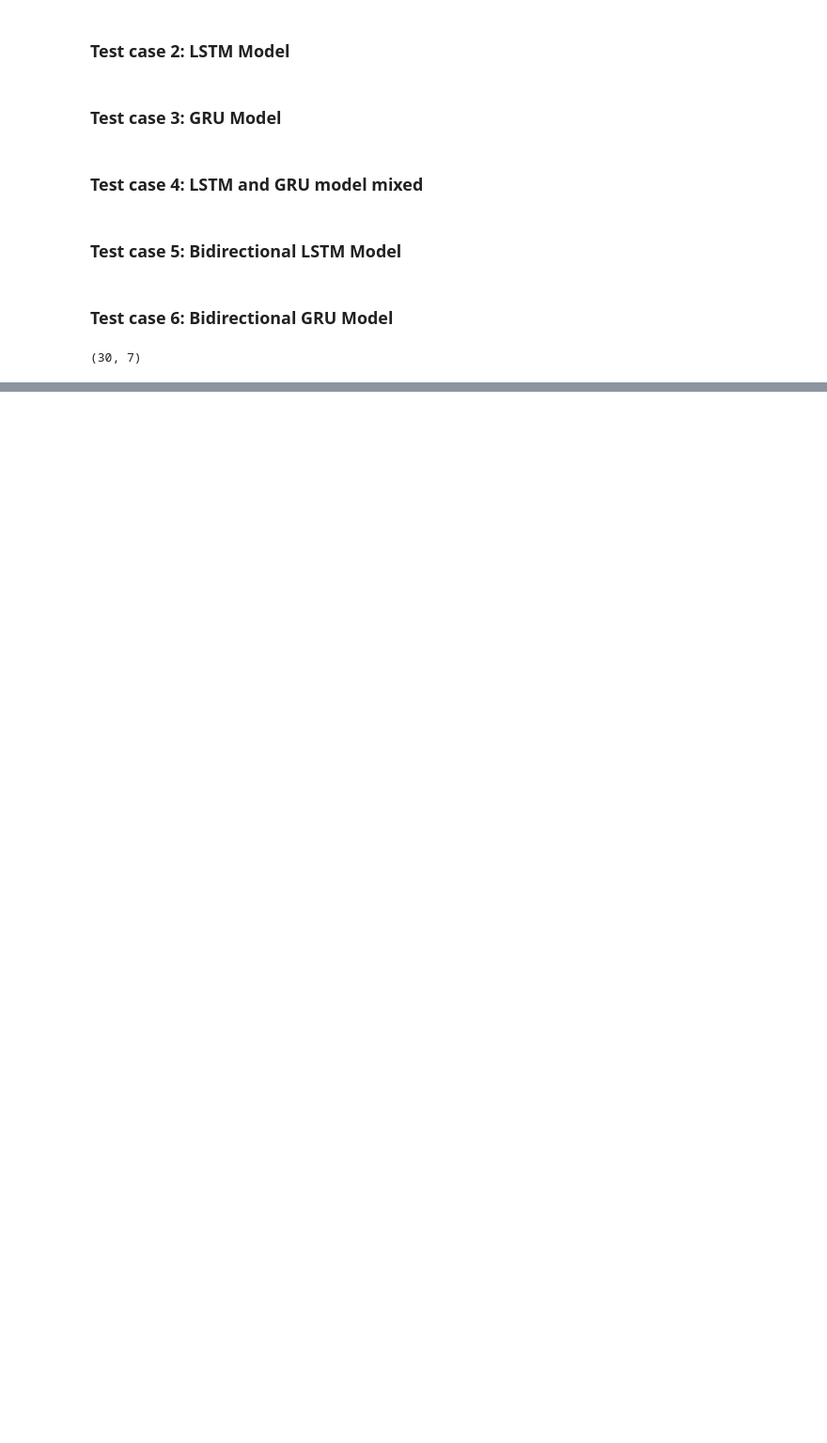
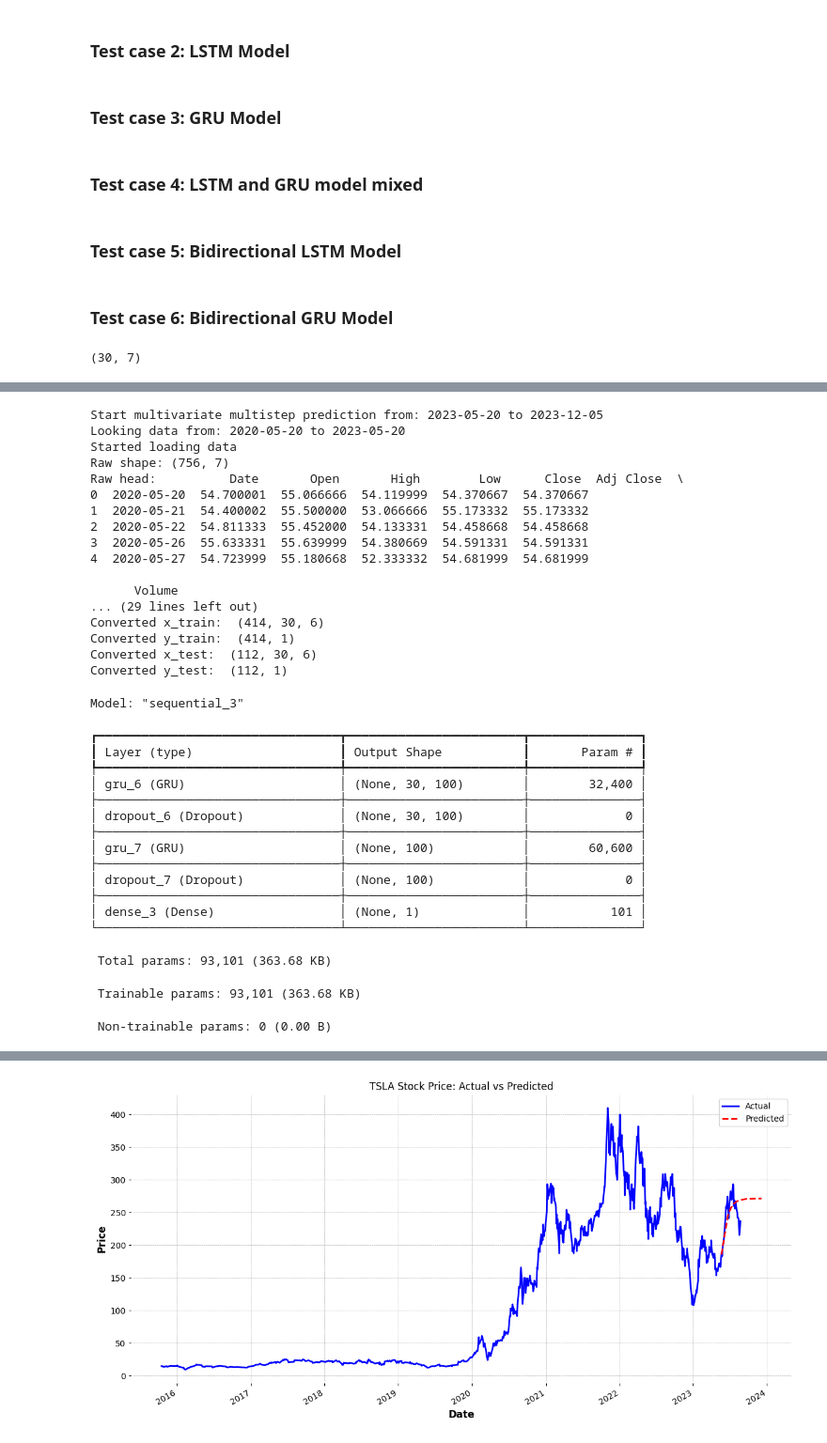
Before and after one commit to cobeo2004/cos30018, a Jupyter notebook: Week5/v0.4/stock_prediction.ipynb, the cells around one changed output, grey strips where cells are left out. Shown at 94% size. Drawn from its saved outputs; the diff is of its cells as text; code cells hidden in the pictures; blank space fills up the shorter version.

```diff
--- a/Week5/v0.4/stock_prediction.ipynb
+++ b/Week5/v0.4/stock_prediction.ipynb
@@ -209,7 +251,13 @@ Once the directory is created, it will check the existence of the processed CSV
 - Drop all undefined values: By using dropna() function, it will look up all of the undefined (NaN) values and drop it.
 - Save processed data: Once the datasets are processed, it will save those datasets into a CSV File by using to_csv() function and return the processed datasets to the user.
 # %%
-def validate_data() -> pd.DataFrame:
+def validate_data(start: Annotated[str, "Start date"],
+                  end: Annotated[str, "End date"],
+                  tick: Annotated[int, "Tick"]) -> pd.DataFrame:
+
+    RAW_CSV_FILE = os.path.join(RAW_DATA_DIRECTORY, f"raw_data_from_{start}_to_{end}_of_{ticker}_stock.csv")
+    PREPARED_CSV = os.path.join(PREPARED_DATA_DIRECTORY, f"prepared_data_from_{start}_to_{end}_of_{ticker}_stock.csv")
+
     # Check if the prepared data directory exists, if not then create it
     if not check_directory_exists(PREPARED_DATA_DIRECTORY):
         create_directory(PREPARED_DATA_DIRECTORY)
@@ -870,0 +1316,11 @@ metric_plot(model_train_history, 'loss', 'val_loss', 'Loss vs Val Loss')
+# %%
+predict_date = '2023-09-22'
+predicted_price, pred_df, scaled_date, scaler, model, x_test, y_test, x_train, y_train = multivariate_prediction_for_single_day(model, tick=ticker, date=predict_date)
+try:
+    actual_price = df.loc[predict_date, 'Close']
+    print(f"Actual price for {predict_date} is: {actual_price}")
+except KeyError:
+    print(f"No data available for {predict_date}. The date may be in the future or not present in the dataset.")
+    # Optionally, you can print the last available date in the dataset
+    last_available_date = pred_df.index[-1].strftime('%Y-%m-%d')
+    print(f"Last available date in the dataset: {last_available_date}")
@@ -870,0 +1484,40 @@ metric_plot(model_train_history, 'loss', 'val_loss', 'Loss vs Val Loss')
+# %%
+end = datetime.strptime('2023-05-20', '%Y-%m-%d')
+start = end - timedelta(days=365*3)
+pred_df, current_price, past_predictions, future_predictions, future_predict_df = multivariate_multistep_prediction(model, ticker, start.strftime("%Y-%m-%d"), end.strftime("%Y-%m-%d"), k=200)
+plot_actual_vs_predicted(df, future_predict_df, ticker)
+# %% [output]
+Start multivariate multistep prediction from: 2023-05-20 to 2023-12-05
+Looking data from: 2020-05-20 to 2023-05-20
+Started loading data
+Raw shape: (756, 7)
+Raw head:          Date       Open       High        Low      Close  Adj Close  \
+0  2020-05-20  54.700001  55.066666  54.119999  54.370667  54.370667
+1  2020-05-21  54.400002  55.500000  53.066666  55.173332  55.173332
+2  2020-05-22  54.811333  55.452000  54.133331  54.458668  54.458668
+3  2020-05-26  55.633331  55.639999  54.380669  54.591331  54.591331
+4  2020-05-27  54.723999  55.180668  52.333332  54.681999  54.681999
+
+      Volume
+... (29 lines left out)
+Converted x_train:  (414, 30, 6)
+Converted y_train:  (414, 1)
+Converted x_test:  (112, 30, 6)
+Converted y_test:  (112, 1)
+Model: "sequential_3"
+┏━━━━━━━━━━━━━━━━━━━━━━━━━━━━━━━━━┳━━━━━━━━━━━━━━━━━━━━━━━━┳━━━━━━━━━━━━━━━┓
+┃ Layer (type)                    ┃ Output Shape           ┃       Param # ┃
+┡━━━━━━━━━━━━━━━━━━━━━━━━━━━━━━━━━╇━━━━━━━━━━━━━━━━━━━━━━━━╇━━━━━━━━━━━━━━━┩
+│ gru_6 (GRU)                     │ (None, 30, 100)        │        32,400 │
+├─────────────────────────────────┼────────────────────────┼───────────────┤
+│ dropout_6 (Dropout)             │ (None, 30, 100)        │             0 │
+├─────────────────────────────────┼────────────────────────┼───────────────┤
+│ gru_7 (GRU)                     │ (None, 100)            │        60,600 │
+├─────────────────────────────────┼────────────────────────┼───────────────┤
+│ dropout_7 (Dropout)             │ (None, 100)            │             0 │
+├─────────────────────────────────┼────────────────────────┼───────────────┤
+│ dense_3 (Dense)                 │ (None, 1)              │           101 │
+└─────────────────────────────────┴────────────────────────┴───────────────┘
+ Total params: 93,101 (363.68 KB)
+ Trainable params: 93,101 (363.68 KB)
+ Non-trainable params: 0 (0.00 B)
@@ -870,0 +1541 @@ metric_plot(model_train_history, 'loss', 'val_loss', 'Loss vs Val Loss')
+[figure, added]
```
Also changed, not shown: parts of 36 cells of this notebook, 16 other files.
